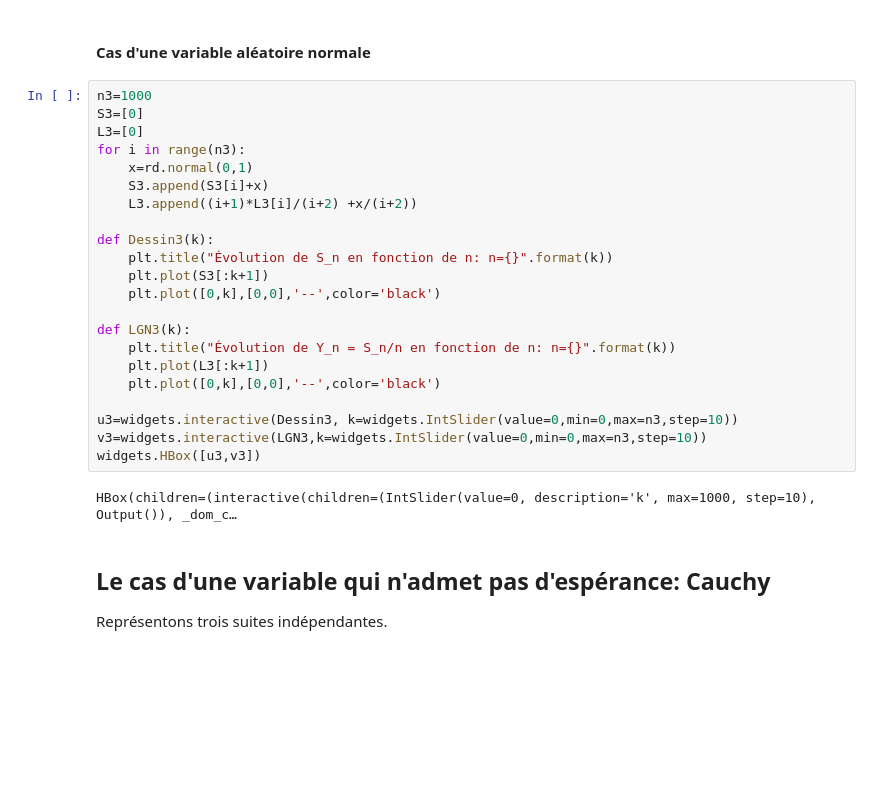
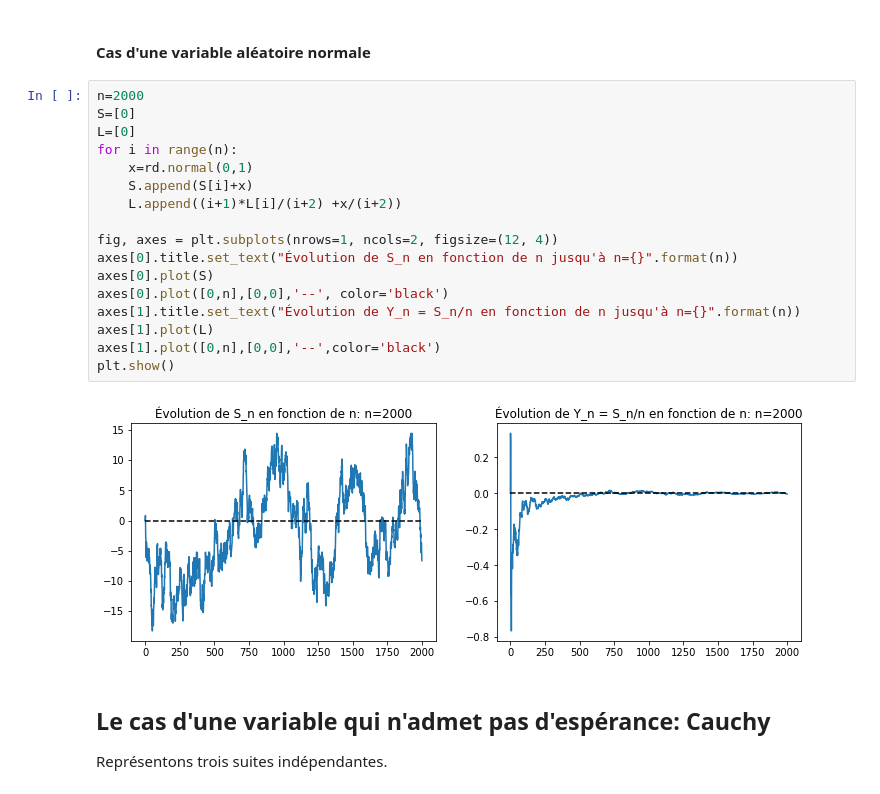
Before and after one commit to qberger/Python, a Jupyter notebook: LoiGrandsNombres.ipynb, the cells around one changed output. Cells and saved outputs as stored; diff of their text form; blank space fills up the shorter version.

```diff
--- a/LoiGrandsNombres.ipynb
+++ b/LoiGrandsNombres.ipynb
@@ -87,29 +77,24 @@ HBox(children=(interactive(children=(Play(value=0, description='k', max=500), Ou
 # %% [markdown]
 #### Cas d'une variable aléatoire normale
 # %%
-n3=1000
-S3=[0]
-L3=[0]
-for i in range(n3):
+n=2000
+S=[0]
+L=[0]
+for i in range(n):
     x=rd.normal(0,1)
-    S3.append(S3[i]+x)
-    L3.append((i+1)*L3[i]/(i+2) +x/(i+2))
+    S.append(S[i]+x)
+    L.append((i+1)*L[i]/(i+2) +x/(i+2))
 
-def Dessin3(k):
-    plt.title("Évolution de S_n en fonction de n: n={}".format(k))
-    plt.plot(S3[:k+1])
-    plt.plot([0,k],[0,0],'--',color='black')
-
-def LGN3(k):
-    plt.title("Évolution de Y_n = S_n/n en fonction de n: n={}".format(k))
-    plt.plot(L3[:k+1])
-    plt.plot([0,k],[0,0],'--',color='black')
-
-u3=widgets.interactive(Dessin3, k=widgets.IntSlider(value=0,min=0,max=n3,step=10))
-v3=widgets.interactive(LGN3,k=widgets.IntSlider(value=0,min=0,max=n3,step=10))
-widgets.HBox([u3,v3])
+fig, axes = plt.subplots(nrows=1, ncols=2, figsize=(12, 4))
+axes[0].title.set_text("Évolution de S_n en fonction de n jusqu'à n={}".format(n))
+axes[0].plot(S)
+axes[0].plot([0,n],[0,0],'--', color='black')
+axes[1].title.set_text("Évolution de Y_n = S_n/n en fonction de n jusqu'à n={}".format(n))
+axes[1].plot(L)
+axes[1].plot([0,n],[0,0],'--',color='black')
+plt.show()
 # %% [output]
-HBox(children=(interactive(children=(IntSlider(value=0, description='k', max=1000, step=10), Output()), _dom_c…
+[figure, added]
 # %% [markdown]
 ## Le cas d'une variable qui n'admet pas d'espérance: Cauchy
 
```
Also changed, not shown: parts of 4 cells of this notebook.
